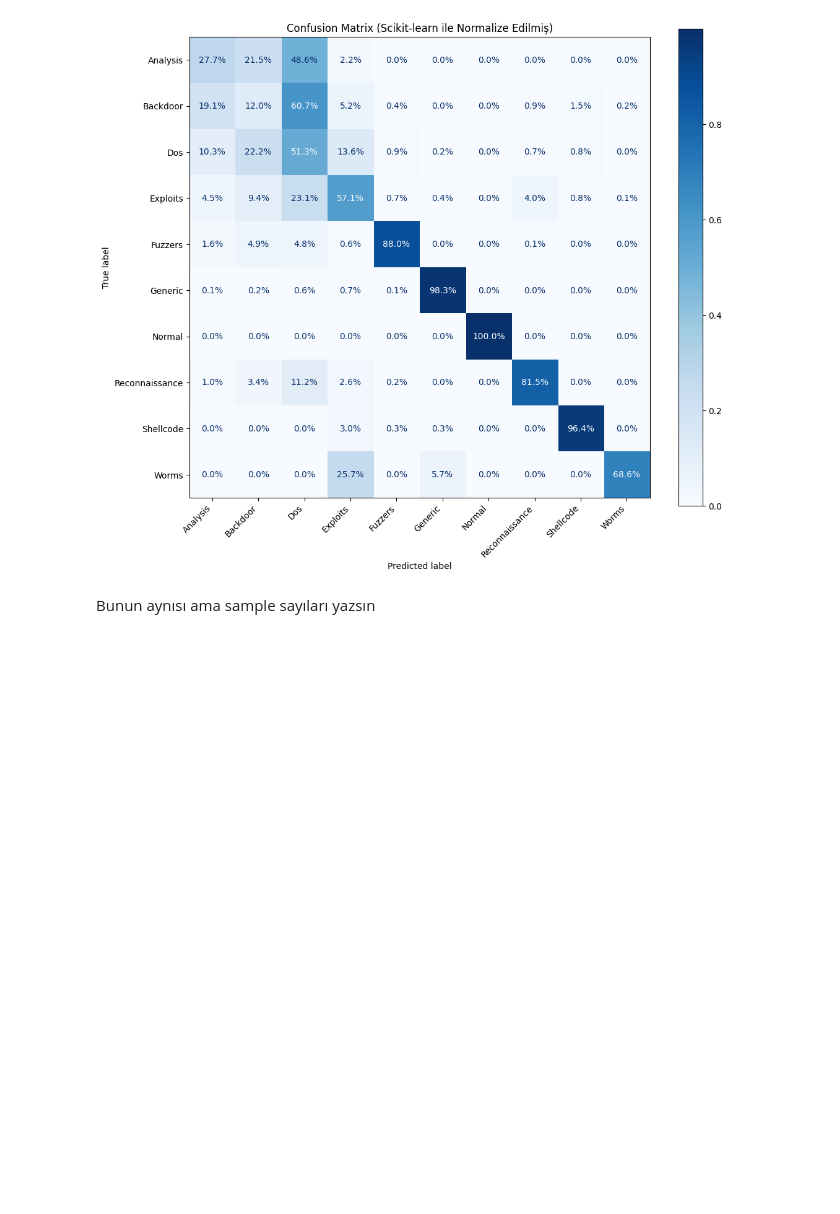
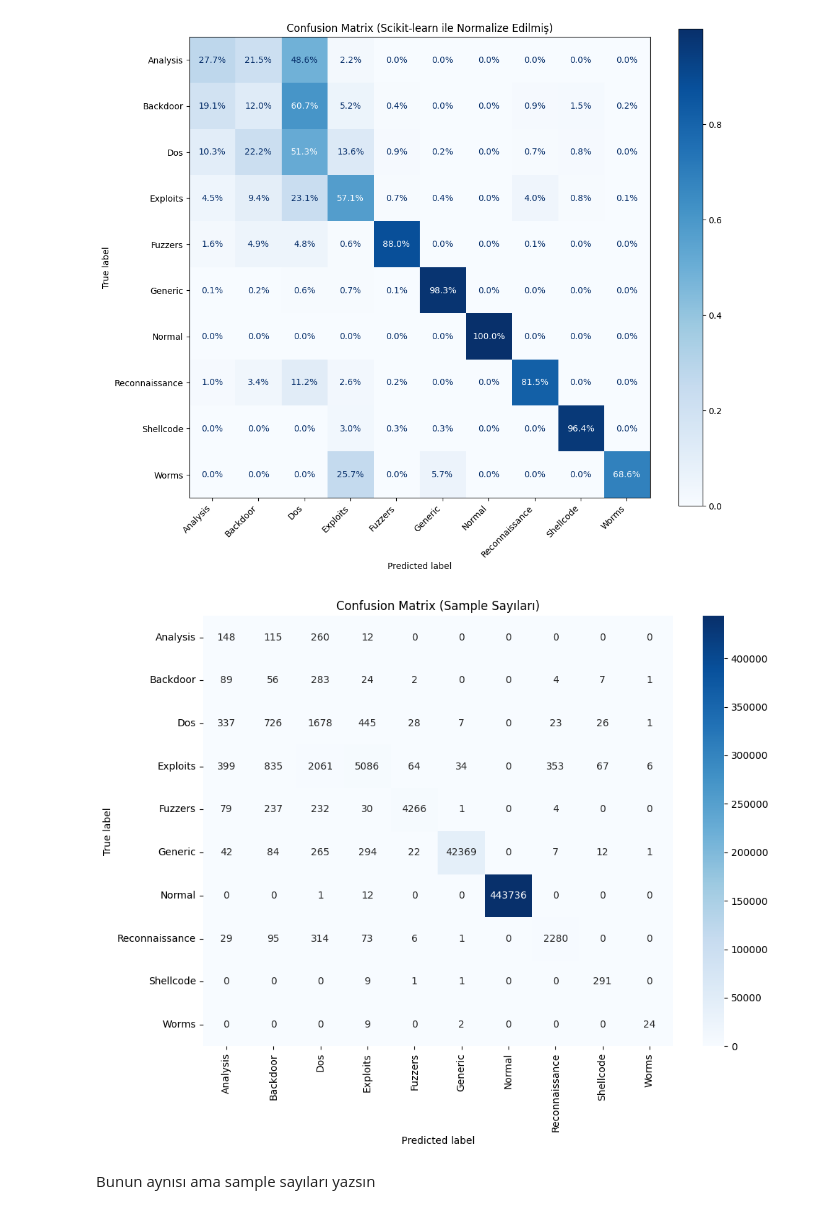
Before and after one commit to GokhanYavuzz/Network-Intrusion-Detection-System, a Jupyter notebook: notebooks/detection_by_attack_type.ipynb, the cells around one changed output. Saved outputs shown, nothing was run; the diff lists cells and outputs as text; code cells hidden in the pictures; blank space fills up the shorter version.

```diff
--- a/notebooks/detection_by_attack_type.ipynb
+++ b/notebooks/detection_by_attack_type.ipynb
@@ -384,6 +388,28 @@ plt.xticks(rotation=45, ha="right") # Yazıları eğik yap
 plt.show()
 # %% [output]
 [figure]
+# %%
+cm = confusion_matrix(y_test_orig, y_pred_test_orig)   # normalize yok!
+
+class_names = ["Analysis", "Backdoor", "Dos", "Exploits",
+               "Fuzzers", "Generic", "Normal",
+               "Reconnaissance", "Shellcode", "Worms"]
+
+plt.figure(figsize=(10, 8))
+sns.heatmap(cm,
+            annot=True,        # hücrelerin içine yaz
+            fmt='d',           # 'd' = integer (sample sayısı)
+            cmap='Blues',
+            xticklabels=class_names,
+            yticklabels=class_names)
+
+plt.ylabel('True label')
+plt.xlabel('Predicted label')
+plt.title('Confusion Matrix (Sample Sayıları)')
+plt.tight_layout()
+plt.show()
+# %% [output]
+[figure, added]
 # %% [markdown]
 Bunun aynısı ama sample sayıları yazsın
 # %%
```
Also changed, not shown: parts of 6 cells of this notebook, 1 other file.
